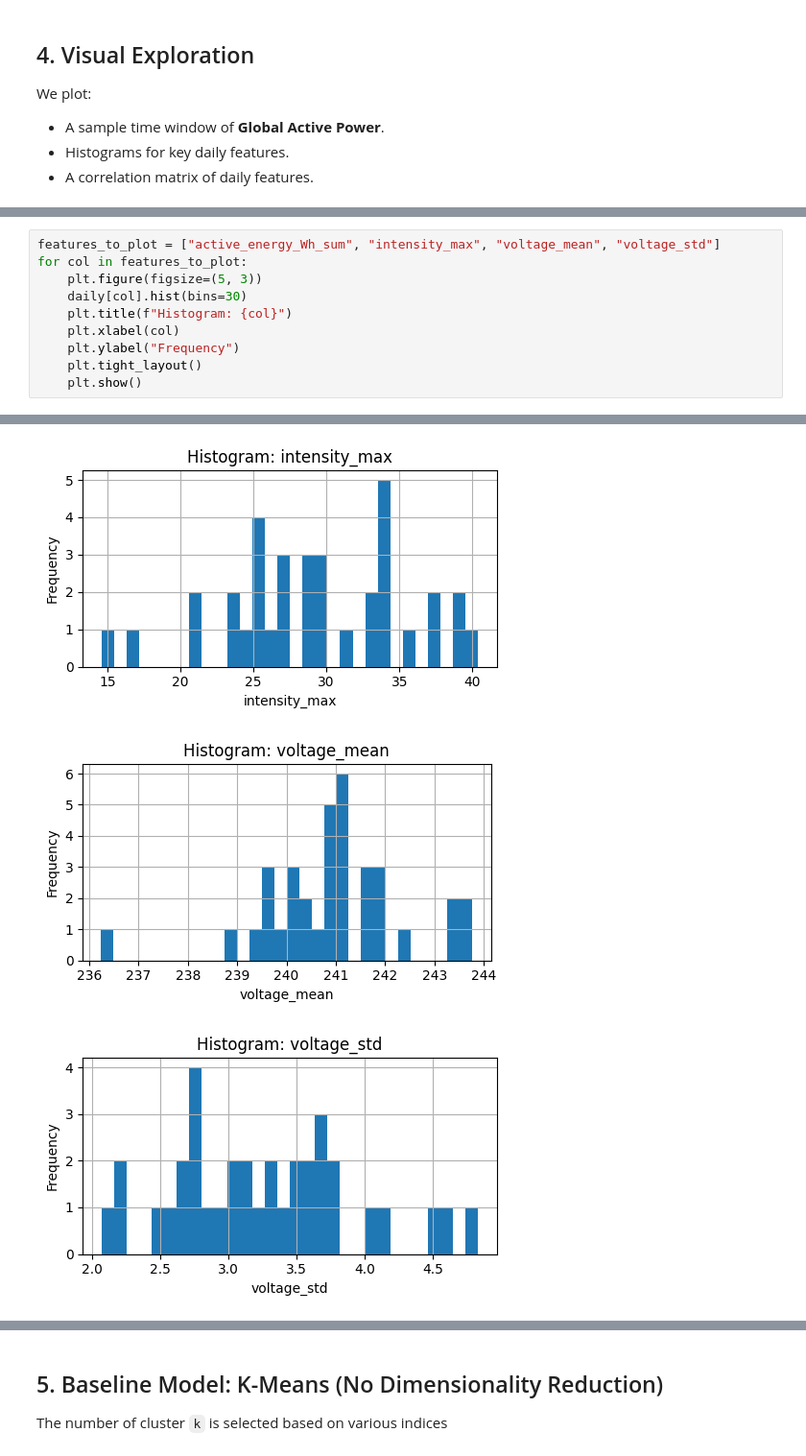
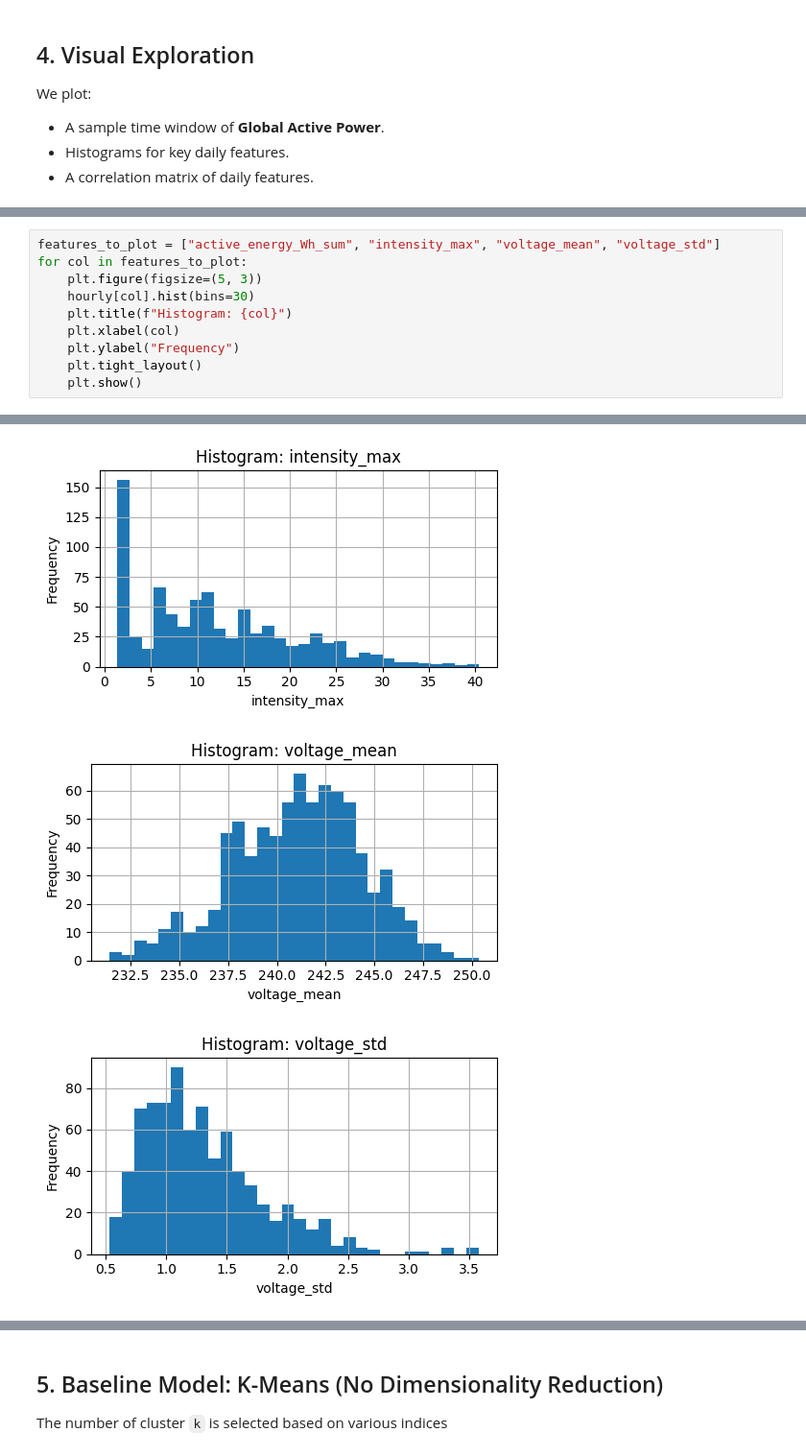
Before and after one commit to cynthia-2802/ai-exam, a Jupyter notebook: nilm_unsupervised_learning.ipynb, the cells around one changed output, grey strips where cells are left out. Shown at 96% size. Cells and saved outputs as stored; diff of their text form.

```diff
--- a/nilm_unsupervised_learning.ipynb
+++ b/nilm_unsupervised_learning.ipynb
@@ -144,7 +160,7 @@ plt.show()
 features_to_plot = ["active_energy_Wh_sum", "intensity_max", "voltage_mean", "voltage_std"]
 for col in features_to_plot:
     plt.figure(figsize=(5, 3))
-    daily[col].hist(bins=30)
+    hourly[col].hist(bins=30)
     plt.title(f"Histogram: {col}")
     plt.xlabel(col)
     plt.ylabel("Frequency")
@@ -155,4 +171,4 @@ for col in features_to_plot:
-[figure, old version]
+[figure, new version]
-[figure, old version]
+[figure, new version]
-[figure, old version]
+[figure, new version]
 # %%
```
Also changed, not shown: parts of 12 cells of this notebook.
